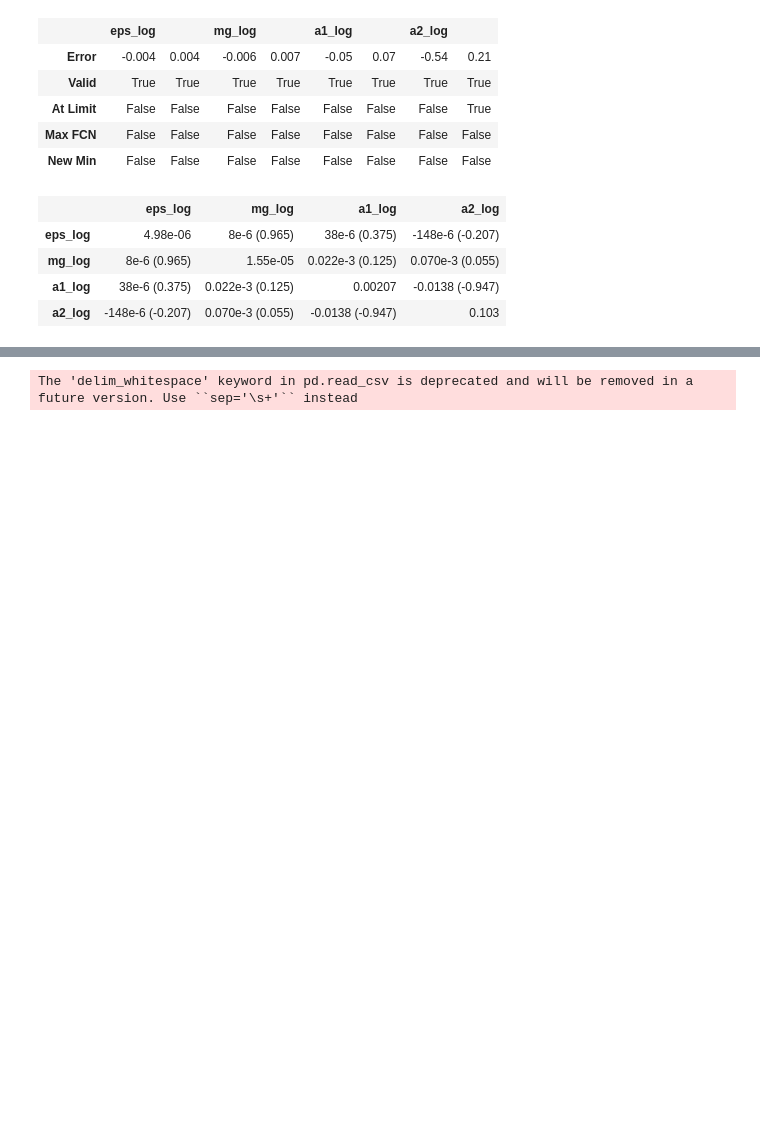
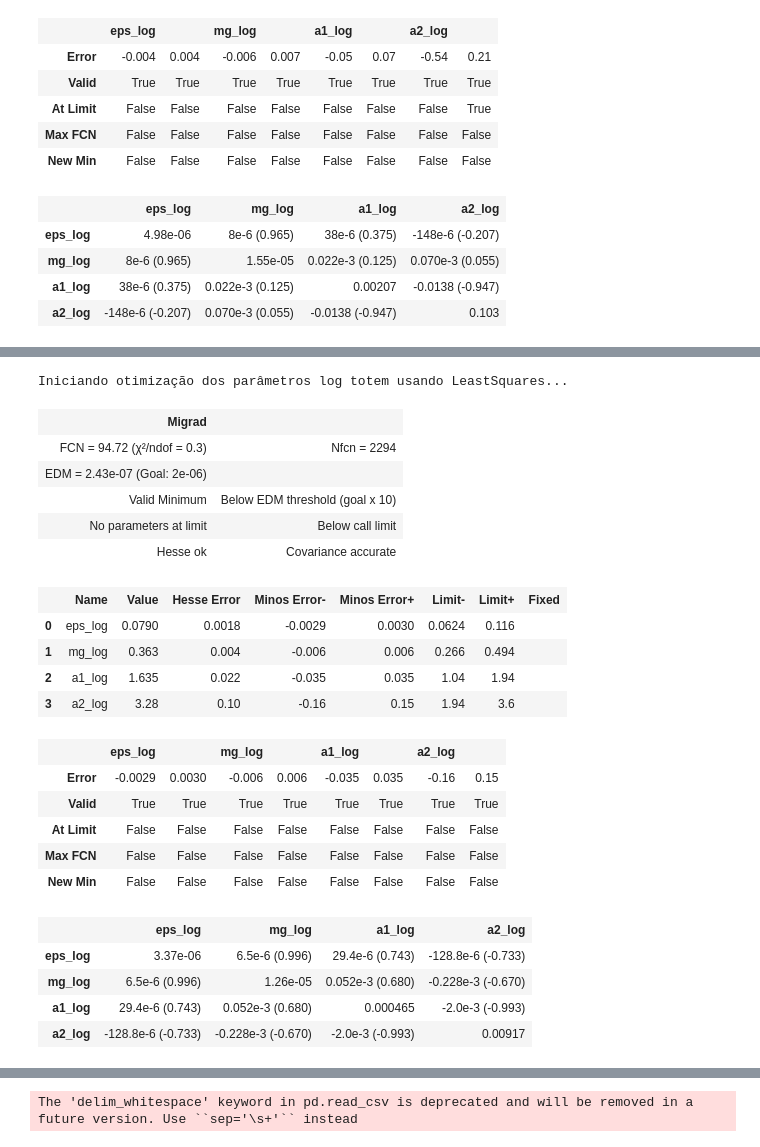
Before and after one commit to HEP-Physics-UFRGS/Two-Gluon-Exchange, a Jupyter notebook: scripts/iminuit/clean.ipynb, the cells around one changed output, grey strips where cells are left out. Saved outputs shown, nothing was run; the diff lists cells and outputs as text; code cells hidden in the pictures; blank space fills up the shorter version.

```diff
--- a/scripts/iminuit/clean.ipynb
+++ b/scripts/iminuit/clean.ipynb
@@ -10,6 +10,7 @@ import matplotlib.pyplot as plt
 # %%
 # Load experimental data
 atlas_data = pd.read_csv('../../data/ens_atlas_difc0_2.dat', delim_whitespace=True, header=None)
+totem_data = pd.read_csv('../../data/ens_totem_difc0_2.dat', delim_whitespace=True, header=None)
 
 # Function to process data for each experiment
 def process_data(data, energy_blocks):
@@ -27,9 +28,11 @@ def process_data(data, energy_blocks):
 
 # Energy ranges for each experiment (7TeV, 8TeV, 13TeV)
 atlas_blocks = [(0, 29), (29, 58), (58, None)]
+totem_blocks = [(0, 65), (65, 118), (118, None)]
 
 # Process data
 x_atlas, y_atlas, yerr_atlas = process_data(atlas_data, atlas_blocks)
+x_totem, y_totem, yerr_totem = process_data(totem_data, totem_blocks)
 
 
 # Extract values by energy (index 0=7TeV, 1=8TeV, 2=13TeV)
@@ -38,6 +41,10 @@ x_atlas, y_atlas, yerr_atlas = process_data(atlas_data, atlas_blocks)
 x_7_atlas, y_7_atlas, yerr_7_atlas = x_atlas[0], y_atlas[0], yerr_atlas[0]
 x_8_atlas, y_8_atlas, yerr_8_atlas = x_atlas[1], y_atlas[1], yerr_atlas[1]
 x_13_atlas, y_13_atlas, yerr_13_atlas = x_atlas[2], y_atlas[2], yerr_atlas[2]
+
+x_7_totem, y_7_totem, yerr_7_totem = x_totem[0], y_totem[0], yerr_totem[0]
+x_8_totem, y_8_totem, yerr_8_totem = x_totem[1], y_totem[1], yerr_totem[1]
+x_13_totem, y_13_totem, yerr_13_totem = x_totem[2], y_totem[2], yerr_totem[2]
 # %%
 n_points = 10000
 b_0 = (33 - 6) / (12 * np.pi)
@@ -333,3 +393,53 @@ m_pl.migrad()
 | mg_pl | 10e-6 (0.956) | 2.44e-05 | 0.058e-3 (0.246) | 0.091e-3 (0.060) |
 | a1_pl | 55e-6 (0.513) | 0.058e-3 (0.246) | 0.00231 | -0.0136 (-0.919) |
 | a2_pl | -161e-6 (-0.235) | 0.091e-3 (0.060) | -0.0136 (-0.919) | 0.0954 |
+# %%
+print("Iniciando otimização dos parâmetros log totem usando LeastSquares...")
+
+# Cria o objeto Minuit com o custo combinado
+m_log_totem = Minuit(total_cost_log_totem,
+           eps_log=initial_params_log_totem['epsilon'],
+           mg_log=initial_params_log_totem['mg'],
+           a1_log=initial_params_log_totem['a1'],
+           a2_log=initial_params_log_totem['a2'])
+
+# Configura os limites (±2% dos valores iniciais)
+m_log_totem.limits['eps_log'] = (initial_params_low_log_totem['epsilon'], initial_params_high_log_totem['epsilon'])
+m_log_totem.limits['mg_log'] = (initial_params_low_log_totem['mg'], initial_params_high_log_totem['mg'])
+m_log_totem.limits['a1_log'] = (initial_params_low_log_totem['a1'], initial_params_high_log_totem['a1'])
+m_log_totem.limits['a2_log'] = (initial_params_low_log_totem['a2'], initial_params_high_log_totem['a2'])
+
+# Configurações adicionais
+# m.strategy = 2
+m_log_totem.errordef = 1
+m_log_totem.tol = 0.001
+
+m_log_totem.migrad()
+# m.simplex()
+m_log_totem.hesse()
+m_log_totem.minos(cl=0.9)
+m_log_totem.migrad()
+# %% [output]
+Iniciando otimização dos parâmetros log totem usando LeastSquares...
+| Migrad |  |
+| FCN = 94.72 (χ²/ndof = 0.3) | Nfcn = 2294 |
+| EDM = 2.43e-07 (Goal: 2e-06) |  |
+| Valid Minimum | Below EDM threshold (goal x 10) |
+| No parameters at limit | Below call limit |
+| Hesse ok | Covariance accurate |
+|  | Name | Value | Hesse Error | Minos Error- | Minos Error+ | Limit- | Limit+ | Fixed |
+| 0 | eps_log | 0.0790 | 0.0018 | -0.0029 | 0.0030 | 0.0624 | 0.116 |  |
+| 1 | mg_log | 0.363 | 0.004 | -0.006 | 0.006 | 0.266 | 0.494 |  |
+| 2 | a1_log | 1.635 | 0.022 | -0.035 | 0.035 | 1.04 | 1.94 |  |
+| 3 | a2_log | 3.28 | 0.10 | -0.16 | 0.15 | 1.94 | 3.6 |  |
+|  | eps_log |  | mg_log |  | a1_log |  | a2_log |  |
+| Error | -0.0029 | 0.0030 | -0.006 | 0.006 | -0.035 | 0.035 | -0.16 | 0.15 |
+| Valid | True | True | True | True | True | True | True | True |
+| At Limit | False | False | False | False | False | False | False | False |
+| Max FCN | False | False | False | False | False | False | False | False |
+| New Min | False | False | False | False | False | False | False | False |
+|  | eps_log | mg_log | a1_log | a2_log |
+| eps_log | 3.37e-06 | 6.5e-6 (0.996) | 29.4e-6 (0.743) | -128.8e-6 (-0.733) |
+| mg_log | 6.5e-6 (0.996) | 1.26e-05 | 0.052e-3 (0.680) | -0.228e-3 (-0.670) |
+| a1_log | 29.4e-6 (0.743) | 0.052e-3 (0.680) | 0.000465 | -2.0e-3 (-0.993) |
+| a2_log | -128.8e-6 (-0.733) | -0.228e-3 (-0.670) | -2.0e-3 (-0.993) | 0.00917 |
```
Also changed, not shown: parts of 12 cells of this notebook.
